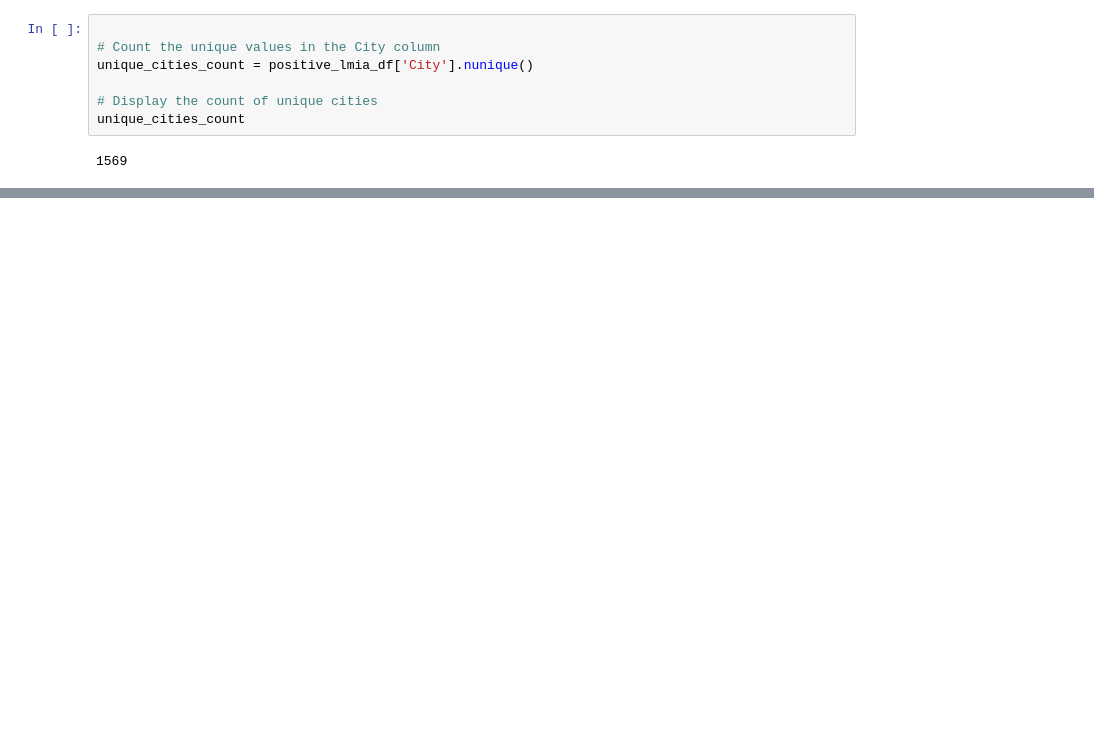
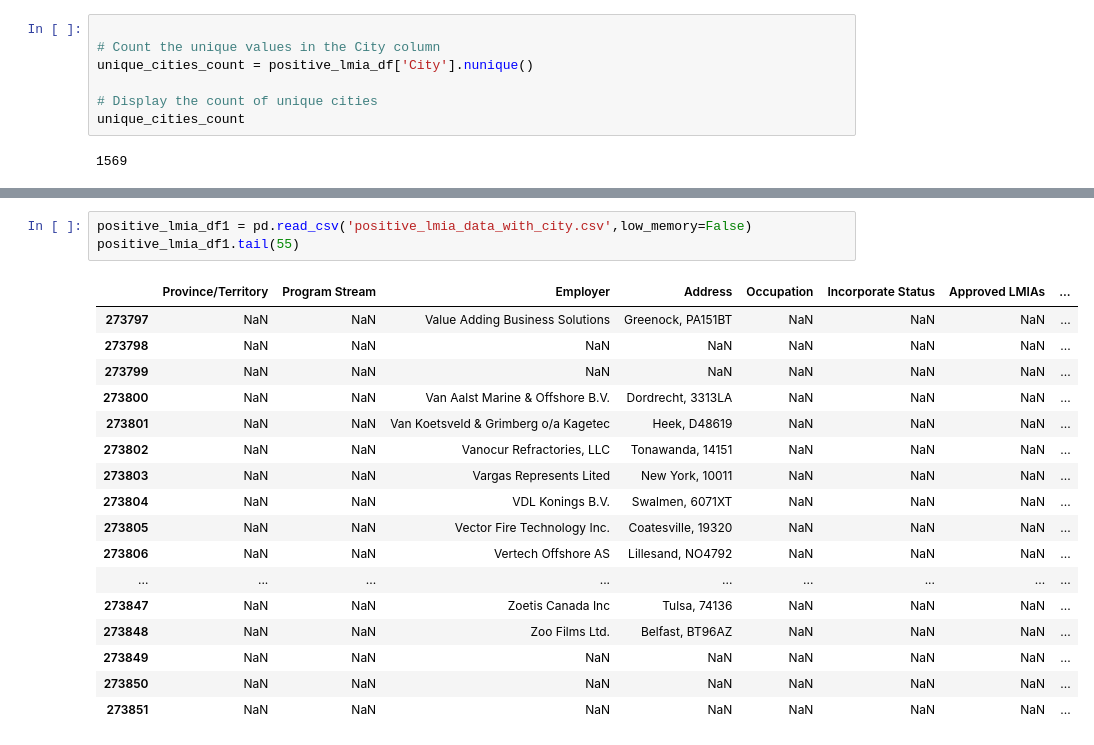
Before and after one commit to shubhleendhaka/Labor-Market-Analysis, a Jupyter notebook: Amin/main.ipynb, the cells around one changed output, grey strips where cells are left out. Drawn from its saved outputs; the diff is of its cells as text; blank space fills up the shorter version.

Commit message:
Data from Ahahid

```diff
--- a/Amin/main.ipynb
+++ b/Amin/main.ipynb
@@ -616,0 +644,21 @@ positive_lmia_df.head()
+# %%
+positive_lmia_df1 = pd.read_csv('positive_lmia_data_with_city.csv',low_memory=False)
+positive_lmia_df1.tail(55)
+# %% [output]
+|  | Province/Territory | Program Stream | Employer | Address | Occupation | Incorporate Status | Approved LMIAs | ... |
+| 273797 | NaN | NaN | Value Adding Business Solutions | Greenock, PA151BT | NaN | NaN | NaN | ... |
+| 273798 | NaN | NaN | NaN | NaN | NaN | NaN | NaN | ... |
+| 273799 | NaN | NaN | NaN | NaN | NaN | NaN | NaN | ... |
+| 273800 | NaN | NaN | Van Aalst Marine & Offshore B.V. | Dordrecht, 3313LA | NaN | NaN | NaN | ... |
+| 273801 | NaN | NaN | Van Koetsveld & Grimberg o/a Kagetec | Heek, D48619 | NaN | NaN | NaN | ... |
+| 273802 | NaN | NaN | Vanocur Refractories, LLC | Tonawanda, 14151 | NaN | NaN | NaN | ... |
+| 273803 | NaN | NaN | Vargas Represents Lited | New York, 10011 | NaN | NaN | NaN | ... |
+| 273804 | NaN | NaN | VDL Konings B.V. | Swalmen, 6071XT | NaN | NaN | NaN | ... |
+| 273805 | NaN | NaN | Vector Fire Technology Inc. | Coatesville, 19320 | NaN | NaN | NaN | ... |
+| 273806 | NaN | NaN | Vertech Offshore AS | Lillesand, NO4792 | NaN | NaN | NaN | ... |
+| ... | ... | ... | ... | ... | ... | ... | ... | ... |
+| 273847 | NaN | NaN | Zoetis Canada Inc | Tulsa, 74136 | NaN | NaN | NaN | ... |
+| 273848 | NaN | NaN | Zoo Films Ltd. | Belfast, BT96AZ | NaN | NaN | NaN | ... |
+| 273849 | NaN | NaN | NaN | NaN | NaN | NaN | NaN | ... |
+| 273850 | NaN | NaN | NaN | NaN | NaN | NaN | NaN | ... |
+| 273851 | NaN | NaN | NaN | NaN | NaN | NaN | NaN | ... |
```
Also changed, not shown: parts of 3 cells of this notebook, 2 other files.
